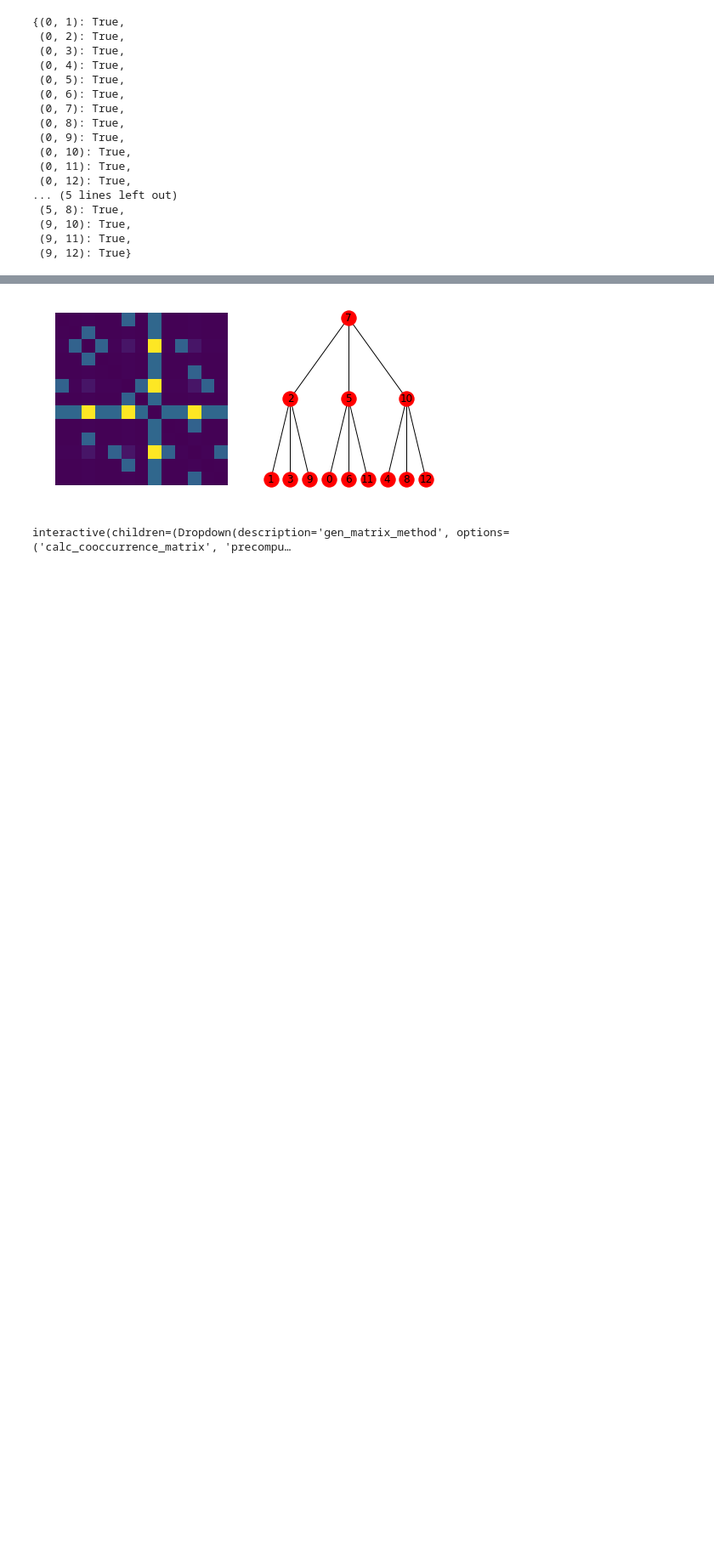
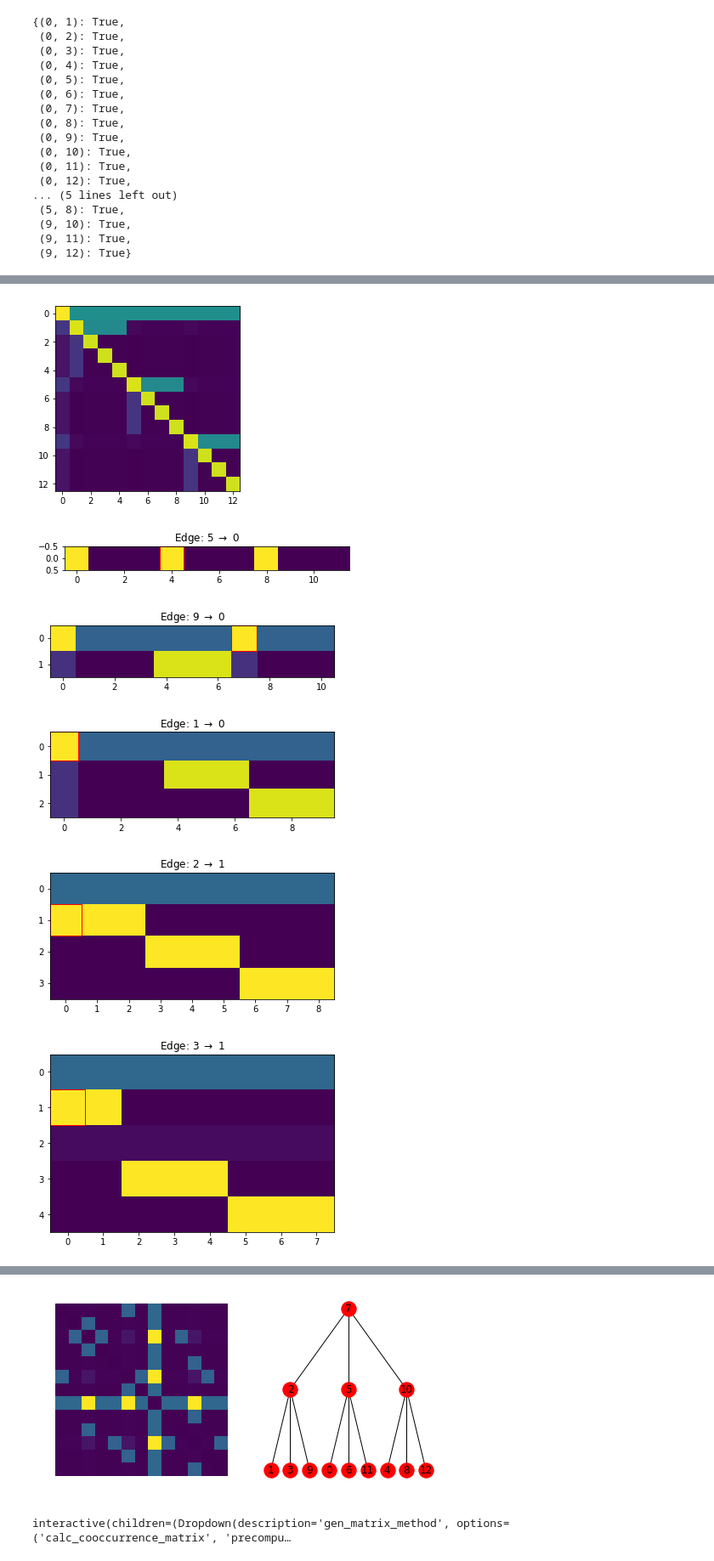
Before and after one commit to aleveren/ucsd-research, a Jupyter notebook: simple-hier-topic-model/topic_cooccurrence.ipynb, the cells around one changed output, grey strips where cells are left out. Shown at 85% size. Cells and saved outputs as stored; diff of their text form; code cells hidden in the pictures; blank space fills up the shorter version.

```diff
--- a/simple-hier-topic-model/topic_cooccurrence.ipynb
+++ b/simple-hier-topic-model/topic_cooccurrence.ipynb
@@ -670,3 +679,7 @@ def extract1(m):
         used_indices.add(i)
     g.graph["root"] = root
     return g
+# %%
+diagnostics = []
+t = extract1(R, diagnostics)
+nx.draw(t, pos=bfs_layout(t), with_labels=True)
@@ -672,0 +688,16 @@ def extract1(m):
+# %%
+for d in diagnostics:
+    plt.figure()
+    plt.imshow(d["matrix"])
+    if "selection" in d:
+        i, j = d["selection"]
+        #print("col (x) = {}, row (y) = {}".format(i, j))
+        plt.gca().add_patch(mpl.patches.Rectangle((i - 0.5, j - 0.5), 1, 1, fill=None, edgecolor='red'))
+        plt.gca().set_title("Edge: {} $\\rightarrow$ {}".format(*d["edge"]))
+# %% [output]
+[figure, added]
+[figure, added]
+[figure, added]
+[figure, added]
+[figure, added]
+[figure, added]
```
Also changed, not shown: parts of 11 cells of this notebook.
